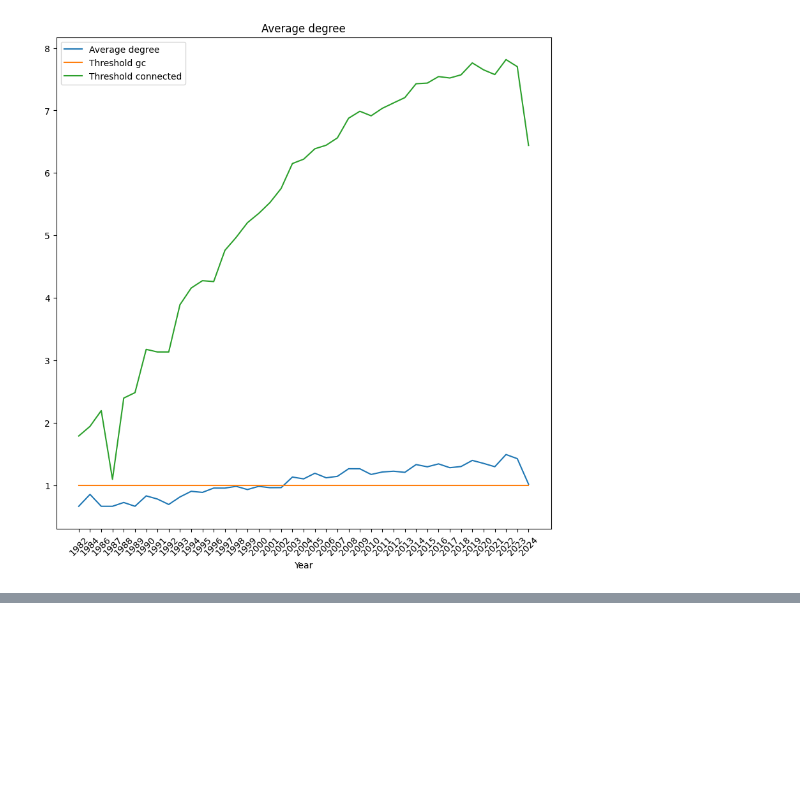
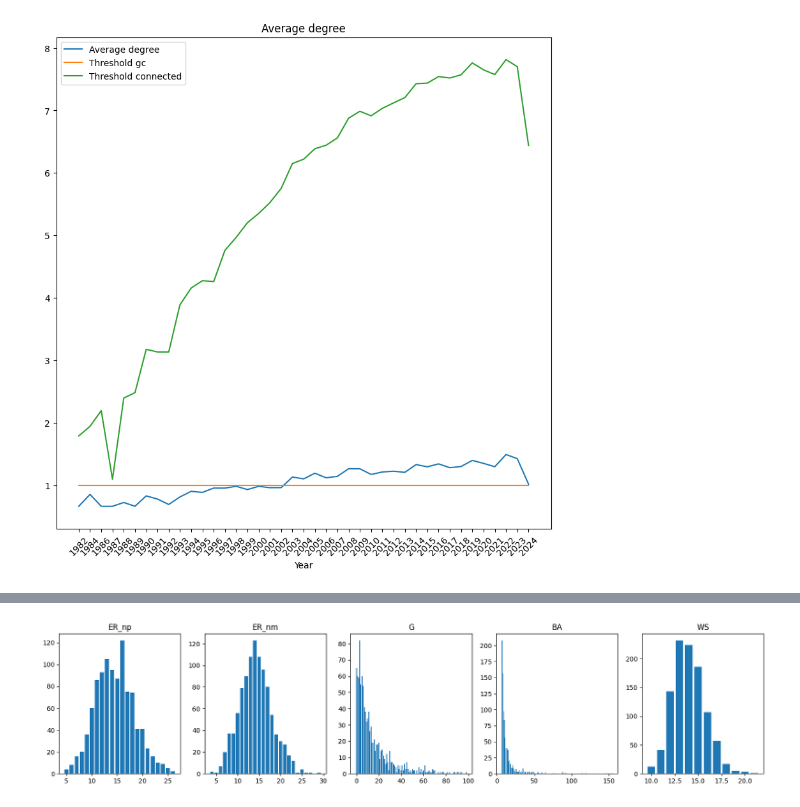
Before and after one commit to Rechard16/SC4021-dblp-scientist-network, a Jupyter notebook: main.ipynb, the cells around one changed output, grey strips where cells are left out. Saved outputs shown, nothing was run; the diff lists cells and outputs as text; code cells hidden in the pictures; blank space fills up the shorter version.

```diff
--- a/main.ipynb
+++ b/main.ipynb
@@ -522,0 +543,15 @@ plt.savefig('Result/PropertyChange/Average degree.png')
+# %%
+m=len(G.edges())
+n=len(G.nodes())
+p=m/(n*(n-1)/2)
+m_gc=len(G.subgraph(max(nx.connected_components(G), key=len)).edges())
+n_gc=len(G.subgraph(max(nx.connected_components(G), key=len)).nodes())
+def equation(m1,n,E):
+    return m1*(n-m1)+m1*(m1-1)/2-E
+m1=int(fsolve(equation,m/n,args=(n_gc,m_gc))[0])
+k=(int(2*m/n)//2)*2
+# %%
+G_ER_np=nx.erdos_renyi_graph(n,p)
+G_ER_nm=nx.gnm_random_graph(n,m)
+G_BA=nx.barabasi_albert_graph(n_gc,m1)
+G_WS=nx.watts_strogatz_graph(n,k,0.24)#0.24 is a value tried by experiment
@@ -522,0 +616,32 @@ plt.savefig('Result/PropertyChange/Average degree.png')
+# %%
+#degree distribution
+def degree_distribution(G):
+    degree_sequence = sorted([d for n, d in G.degree()], reverse=True)
+    degree_count={}
+    for d in degree_sequence:
+        if d not in degree_count:
+            degree_count[d]=0
+        degree_count[d]+=1
+    return degree_count
+# %%
+degree_count_ER_np=degree_distribution(G_ER_np)
+degree_count_ER_nm=degree_distribution(G_ER_nm)
+degree_count_G=degree_distribution(G)
+degree_count_BA=degree_distribution(G_BA)
+degree_count_WS=degree_distribution(G_WS)
+# %%
+#draw the degree distribution
+fig, ax = plt.subplots(1,5, figsize=(20, 4))
+ax[0].bar(degree_count_ER_np.keys(),degree_count_ER_np.values())
+ax[0].set_title('ER_np')
+ax[1].bar(degree_count_ER_nm.keys(),degree_count_ER_nm.values())
+ax[1].set_title('ER_nm')
+ax[2].bar(degree_count_G.keys(),degree_count_G.values())
+ax[2].set_title('G')
+ax[3].bar(degree_count_BA.keys(),degree_count_BA.values())
+ax[3].set_title('BA')
+ax[4].bar(degree_count_WS.keys(),degree_count_WS.values())
+ax[4].set_title('WS')
+plt.savefig('Result/RandomGraph/degree_distribution_random.png')
+# %% [output]
+[figure, added]
```
Also changed, not shown: parts of 22 cells of this notebook, 4 other files.
